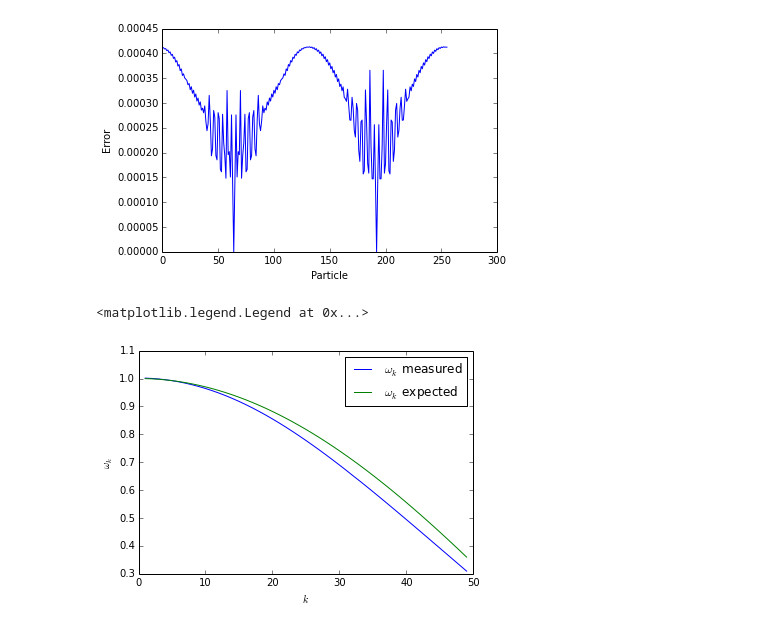
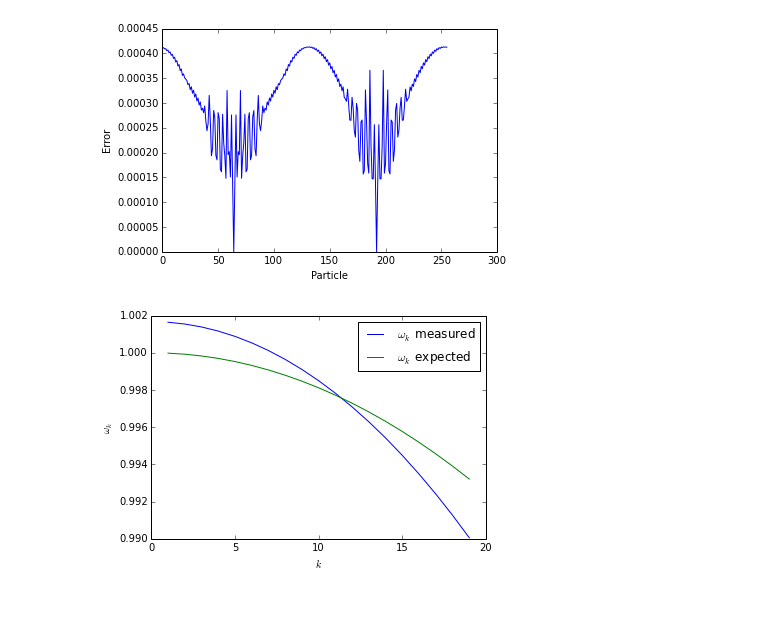
Before and after one commit to shigh/pyes1, a Jupyter notebook: pyes1/1d2v-S.ipynb, the cells around one changed output. Drawn from its saved outputs; the diff is of its cells as text; code cells hidden in the pictures.

Commit message:
S2 interp function.
Updated runs in notebook.

```diff
--- a/pyes1/1d2v-S.ipynb
+++ b/pyes1/1d2v-S.ipynb
@@ -38,32 +38,32 @@ plt.plot(errors);
 # %% [output]
 [figure]
 # %%
-modes = range(1, 50)
+modes = range(1, 20)
+nx  = 512
+N_e = 1024
 t_vals = np.linspace(0, pw.dt*pw.nt, pw.nt+1)
 points = np.arange(1, 6)
 k_vals = []
 wk_measured = []
 wk_expected = []
 for mode in modes:
-    pwm = PicWave(mode=mode,
+    pwm = PicWave(mode=mode, nx=nx, N_e=N_e,
                   weight_method="S2",
-                  interp_method="CIC")
+                  interp_method="S2")
     pwm.run()
     rhok = np.fft.rfft(pwm.rho, axis=1)
     phik = np.fft.rfft(pwm.phi, axis=1)
     ESEk = np.abs(rhok[:, mode]*phik[:, mode].conj())
     ESEk2 = ESEk/ESEk[0] # Scale by BC (A(0))
 
     omegak = np.mean(np.arccos(2*ESEk2[points]-1)/t_vals[points]/2.)
     wk_measured.append(omegak)
     wk_expected.append(pwm.wp*np.cos(pwm.k*pwm.dx/2))
     k_vals.append(pwm.k)
 
 plt.plot(k_vals, wk_measured, label="$\omega_k$ measured")
 plt.plot(k_vals, wk_expected, label="$\omega_k$ expected")
 plt.xlabel("$k$"); plt.ylabel("$\omega_k$")
 plt.legend();
-#plt.plot(pwm.xp[:,10])
 # %% [output]
-<matplotlib.legend.Legend at 0x...>
-[figure, old version]
+[figure, new version]
```
Also changed, not shown: parts of 4 cells of this notebook, 2 other files.
